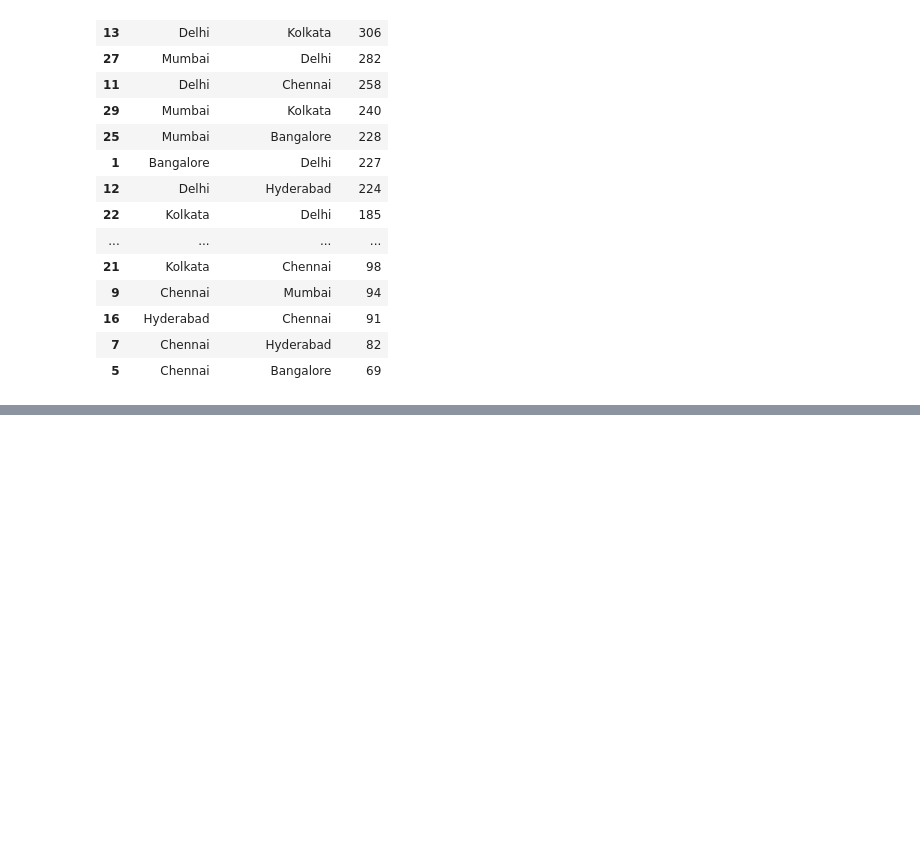
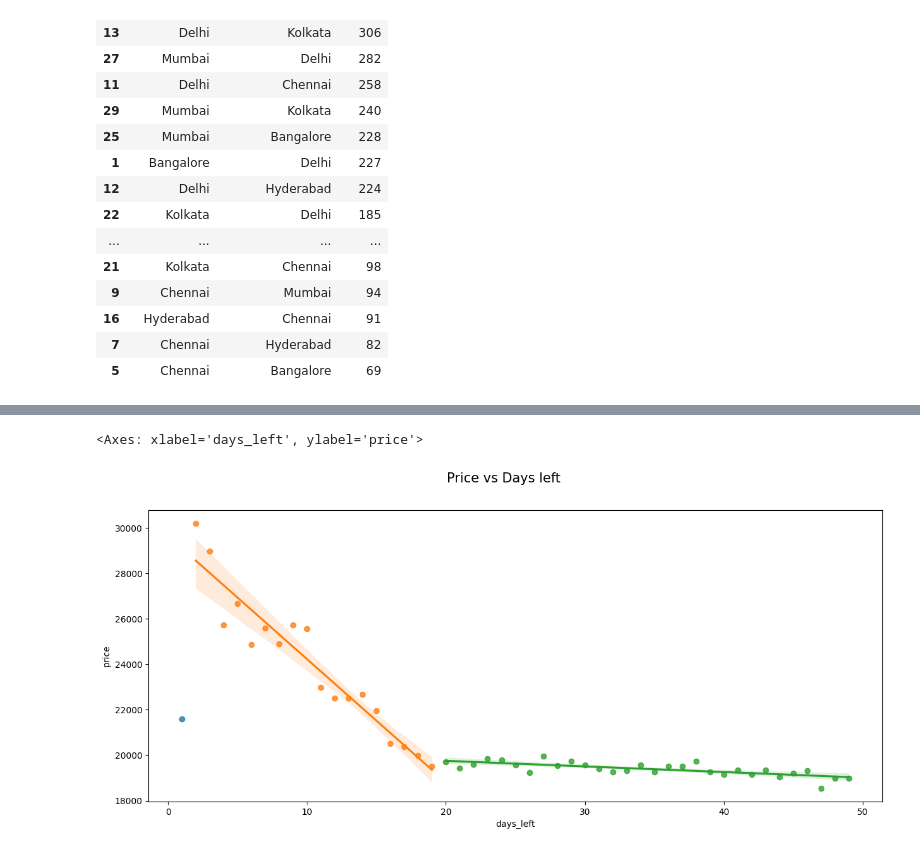
Before and after one commit to unclethien/Flight-Price-Prediction-Project, a Jupyter notebook: data analysis.ipynb, the cells around one changed output, grey strips where cells are left out. Cells and saved outputs as stored; diff of their text form; code cells hidden in the pictures; blank space fills up the shorter version.

```diff
--- a/data analysis.ipynb
+++ b/data analysis.ipynb
@@ -300,0 +316,11 @@ df.groupby(['flight','source_city','destination_city','airline','class'],as_inde
+# %%
+df_temp = df.groupby(['days_left'])['price'].mean().reset_index()
+# how is the price effected when the tickets are bought in just 1 or 2 days before the departure
+plt.figure(figsize=(15,6)).suptitle("Price vs Days left", fontsize=15)
+ax = plt.axes()
+sns.regplot(x=df_temp.loc[df_temp["days_left"]==1].days_left, y=df_temp.loc[df_temp["days_left"]==1].price, fit_reg=False, ax=ax)
+sns.regplot(x=df_temp.loc[(df_temp["days_left"]>1)&(df_temp["days_left"]<20)].days_left, y=df_temp.loc[(df_temp["days_left"]>1)&(df_temp["days_left"]<20)].price, fit_reg=True, ax=ax)
+sns.regplot(x=df_temp.loc[df_temp["days_left"]>=20].days_left, y=df_temp.loc[df_temp["days_left"]>=20].price, fit_reg=True, ax=ax)
+# %% [output]
+<Axes: xlabel='days_left', ylabel='price'>
+[figure, added]
```
Also changed, not shown: parts of 5 cells of this notebook.
